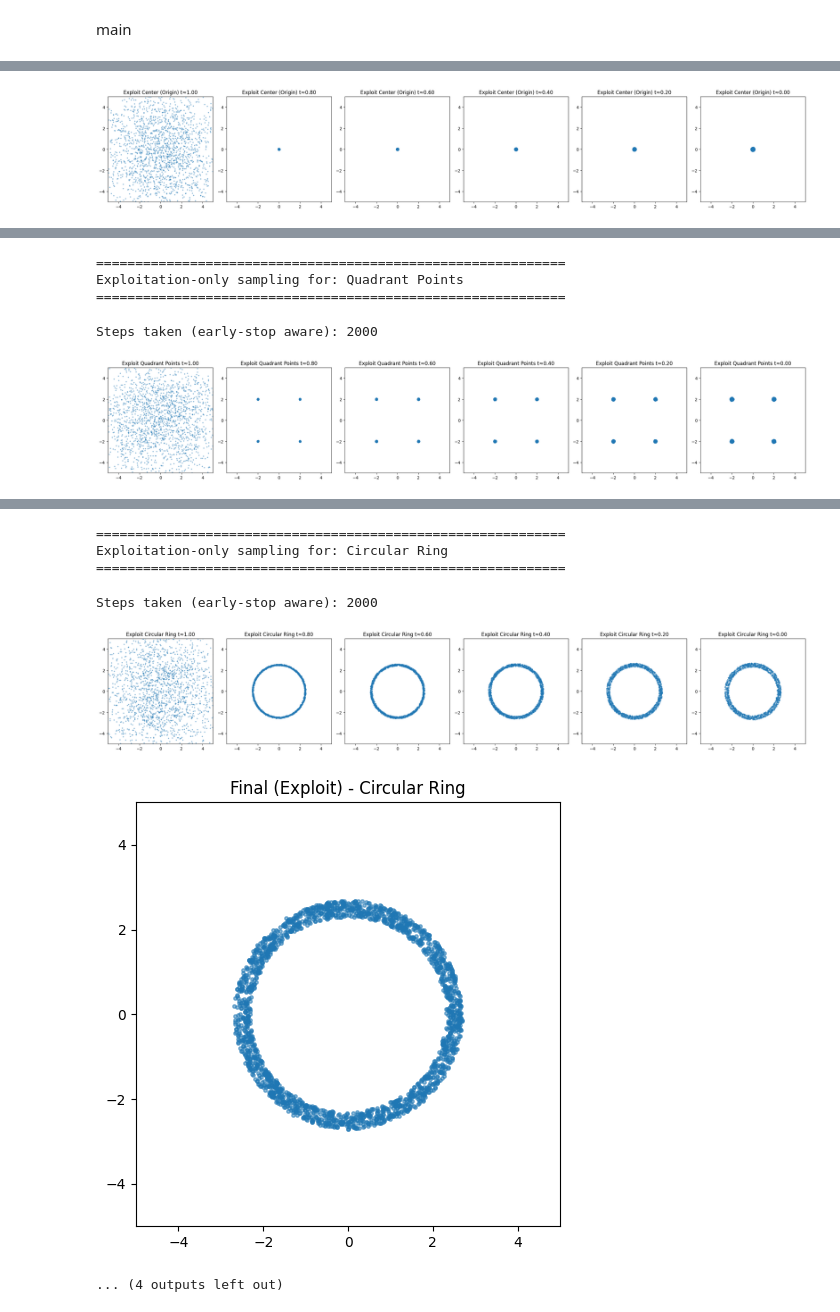
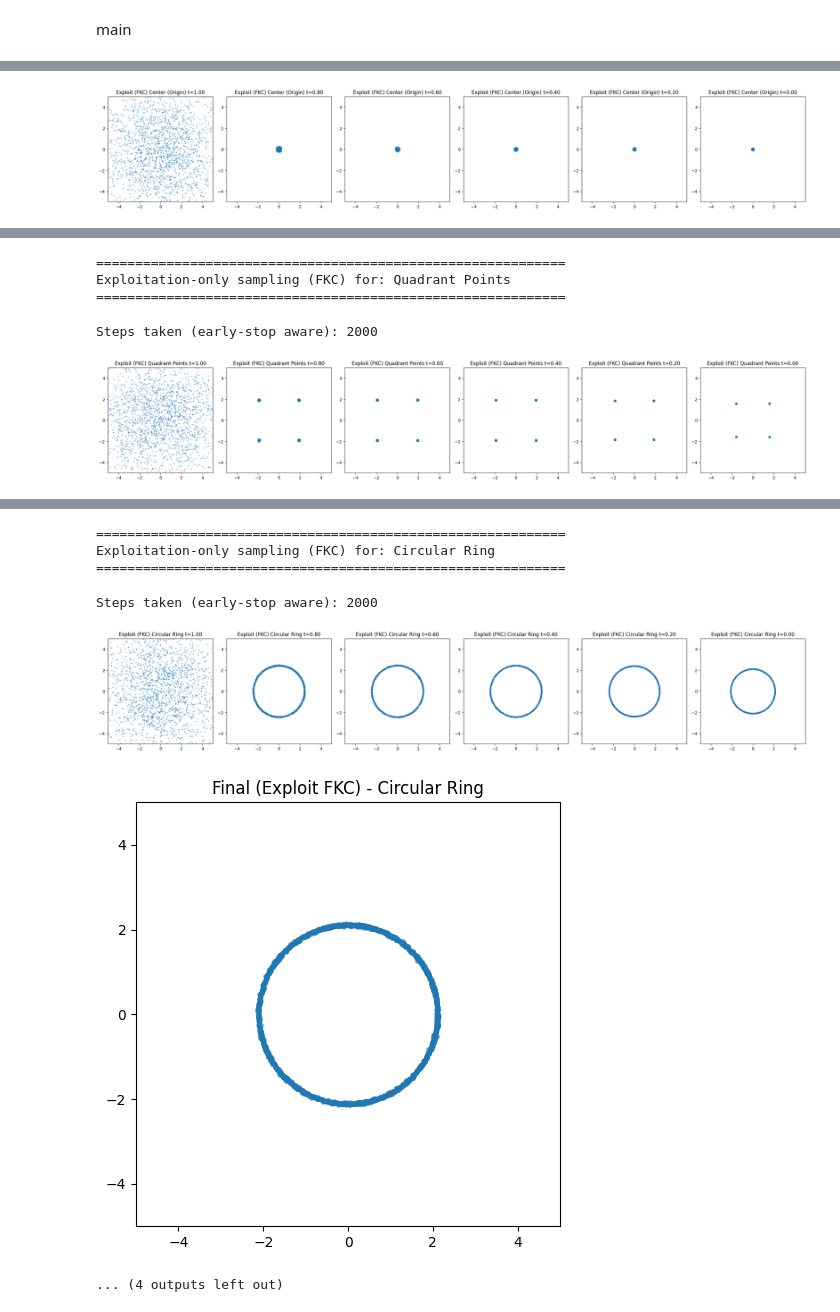
Before and after one commit to hlu2413/fkc-diffusion, a Jupyter notebook: notebooks/fkc_reward_nn.ipynb, the cells around one changed output, grey strips where cells are left out. Saved outputs shown, nothing was run; the diff lists cells and outputs as text; code cells hidden in the pictures.

```diff
--- a/notebooks/fkc_reward_nn.ipynb
+++ b/notebooks/fkc_reward_nn.ipynb
@@ -717,33 +727,39 @@ def should_early_stop(delta_queue, grad_queue,
 	avg_grad = float(jnp.mean(jnp.array(grad_queue)))
 	return (avg_delta < delta_tol) and (avg_grad < grad_tol)
 # %%
-# Exploit-all: run one reward with early stopping and collect trajectories
+# Exploit-all: runner (only change is calling the FKC step above)
 
 def run_exploitation_with_early_stop(rng, reward_func, grad_reward_func,
 									 batch_size, num_steps_max, dt, T_max, init_std,
 									 patience=25):
-	# Init particles
+	# Init particles (unchanged)
 	rng, k_init = random.split(rng)
 	x0 = init_std * random.normal(k_init, shape=(batch_size, 2))
 
-	# Trajectory buffer (truncate at actual steps later)
+	# Trajectory buffer (unchanged)
 	x_gen = jnp.zeros((batch_size, num_steps_max + 1, 2))
 	x_gen = x_gen.at[:, 0, :].set(x0)
 
-	# Early-stop trackers
+	# Early-stop trackers (unchanged)
 	delta_queue = deque(maxlen=patience)
 	grad_queue = deque(maxlen=patience)
 
 	t = T_max
 	step_count = 0
 	for i in trange(num_steps_max, desc="Exploit (early-stop)"):
-		rng, x_next, g_norm = fkc_exploit_step_stable(rng, x_gen[:, i, :], t, dt, reward_func, grad_reward_func)
+		# NOTE: this is the only line that changes — use FKC step
+		rng, x_next, g_norm = fkc_exploit_step_fkc(
+			rng, x_gen[:, i, :], t, dt, reward_func, grad_reward_func
+		)
+
+		# Early-stop metrics (unchanged)
 		delta = jnp.linalg.norm(x_next - x_gen[:, i, :], axis=1)
 		mean_delta = float(jnp.mean(delta))
 		mean_grad = float(jnp.mean(g_norm))
 		delta_queue.append(mean_delta)
 		grad_queue.append(mean_grad)
 
+		# Commit + time update (unchanged)
 		x_gen = x_gen.at[:, i + 1, :].set(x_next)
 		t = t - dt
 		step_count = i + 1
@@ -751,7 +767,7 @@ def run_exploitation_with_early_stop(rng, reward_func, grad_reward_func,
 		if should_early_stop(delta_queue, grad_queue, patience=patience):
 			break
 
-	# Truncate to actual steps taken
+	# Truncate to actual steps taken (unchanged)
 	x_gen = x_gen[:, :step_count + 1, :]
 	return rng, x_gen, step_count
 # %%
@@ -823,13 +839,13 @@ def plot_exploitation_final(x_gen, num_steps, title="Final distribution (t≈0)"
 # %% [markdown]
 main
 # %%
-# Exploit-all: run for all rewards, independent of previous sections
+# Exploit-all: run for all rewards (unchanged loop; now uses FKC via the runner)
 
 rng = random.PRNGKey(seed)
 
 for reward_name, (reward_func, grad_reward_func) in REWARD_REGISTRY.items():
 	print("\n" + "="*60)
-	print(f"Exploitation-only sampling for: {reward_name}")
+	print(f"Exploitation-only sampling (FKC) for: {reward_name}")
 	print("="*60)
 
 	rng, x_traj, steps_taken = run_exploitation_with_early_stop(
@@ -845,8 +861,7 @@ for reward_name, (reward_func, grad_reward_func) in REWARD_REGISTRY.items():
 	)
 
 	print(f"Steps taken (early-stop aware): {steps_taken}")
-
-	plot_exploit_evolution(x_traj, title_prefix=f"Exploit {reward_name}")
-	plot_exploit_final(x_traj, title=f"Final (Exploit) - {reward_name}")
+	plot_exploit_evolution(x_traj, title_prefix=f"Exploit (FKC) {reward_name}")
+	plot_exploit_final(x_traj, title=f"Final (Exploit FKC) - {reward_name}")
 # %% [output]
 ============================================================
@@ -854,3 +869,3 @@ Exploitation-only sampling for: Center (Origin)
 ============================================================
 Steps taken (early-stop aware): 2000
-[figure, old version]
+[figure, new version]
@@ -858,5 +873,5 @@ Steps taken (early-stop aware): 2000
 ============================================================
-Exploitation-only sampling for: Quadrant Points
+Exploitation-only sampling (FKC) for: Quadrant Points
 ============================================================
 Steps taken (early-stop aware): 2000
-[figure, old version]
+[figure, new version]
@@ -864,7 +879,7 @@ Steps taken (early-stop aware): 2000
 ============================================================
-Exploitation-only sampling for: Circular Ring
+Exploitation-only sampling (FKC) for: Circular Ring
 ============================================================
 Steps taken (early-stop aware): 2000
-[figure, old version]
+[figure, new version]
-[figure, old version]
+[figure, new version]
 ... (4 outputs left out)
```
Also changed, not shown: parts of 3 cells of this notebook.
